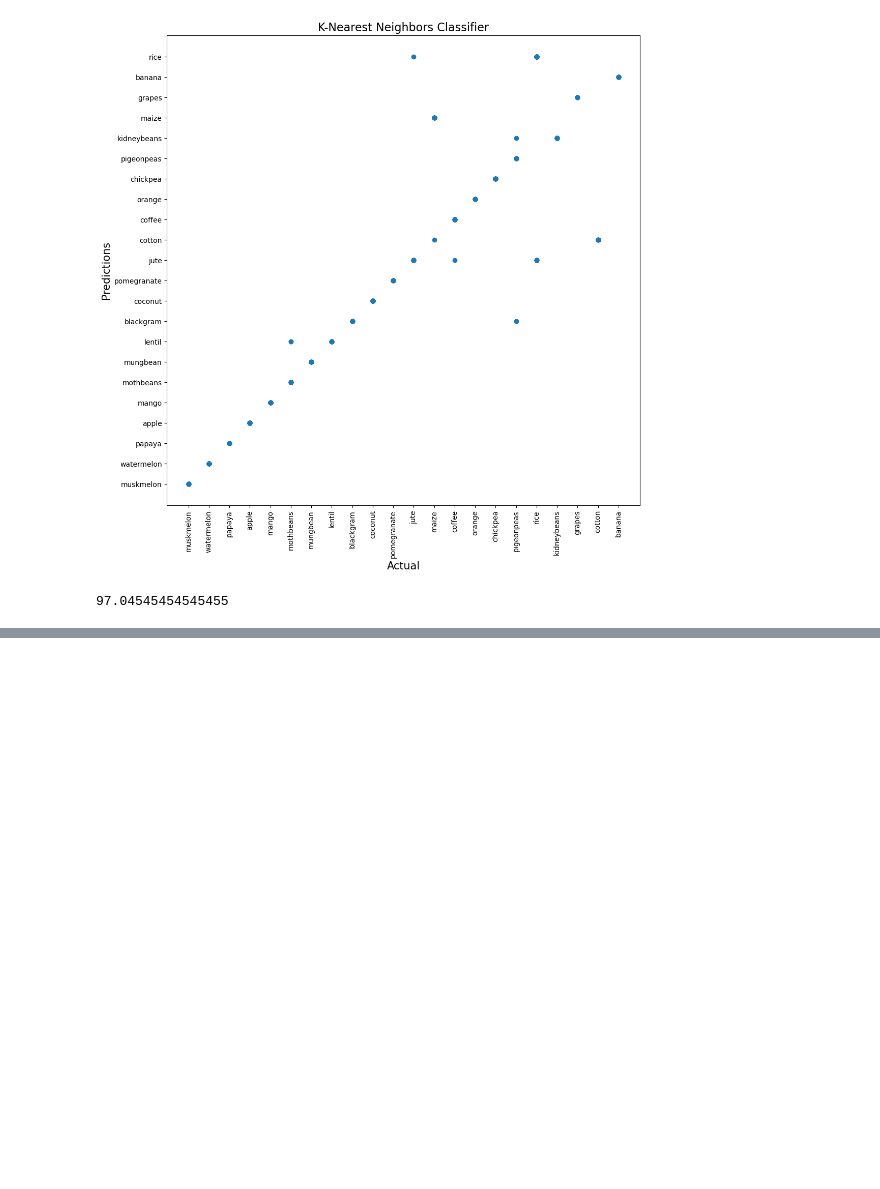
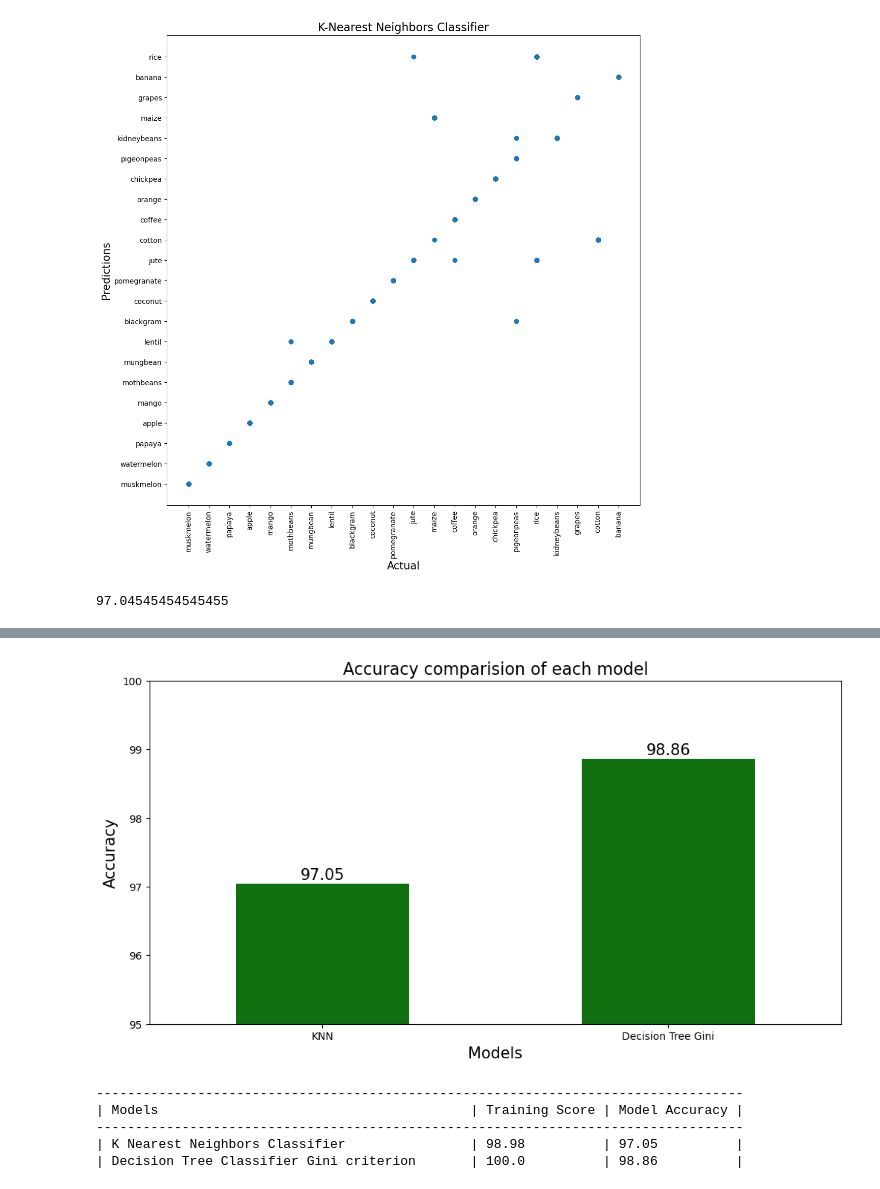
Before and after one commit to Santoshkumargupta/CropPredictions, a Jupyter notebook: CropPredictions.ipynb, the cells around one changed output, grey strips where cells are left out. Saved outputs shown, nothing was run; the diff lists cells and outputs as text; code cells hidden in the pictures; blank space fills up the shorter version.

```diff
--- a/CropPredictions.ipynb
+++ b/CropPredictions.ipynb
@@ -226,0 +329,40 @@ knn_test_accuracy
+# %%
+#Seaborn Plot with annotation
+import seaborn as sns
+
+plt.figure(figsize=(12,6))
+plt.ylim(95,100);
+plt.xlabel('Models', fontsize=15)
+plt.ylabel('Accuracy',fontsize = 15)
+plt.title('Accuracy comparision of each model',fontsize = 16)
+plots = sns.barplot(x=x_values, y=y_values,color ='green')
+for bar in plots.patches:
+      plots.annotate(format(bar.get_height(), '.2f'),
+                   (bar.get_x() + bar.get_width() / 2,
+                    bar.get_height()), ha='center', va='center',
+                   size=15, xytext=(0, 8),
+                   textcoords='offset points')
+def change_width(ax, new_value) :
+    for patch in ax.patches :
+        current_width = patch.get_width()
+        diff = current_width - new_value
+        # we change the bar width
+        patch.set_width(new_value)
+        # we recenter the bar
+        patch.set_x(patch.get_x() + diff * .5)
+change_width(plots, .50)
+plt.show()
+# %% [output]
+[figure, added]
+# %%
+print('-----------------------------------------------------------------------------------')
+print('| Models\t\t\t\t\t| Training Score | Model Accuracy |')
+print('-----------------------------------------------------------------------------------')
+print('| K Nearest Neighbors Classifier\t\t|',round(knn_train_accuracy,2),'\t |',round(knn_test_accuracy,2),'\t  |')
+print('| Decision Tree Classifier Gini criterion\t|',round(dt_gini_train_score,2),'\t |',round(dt_gini_score,2),'\t  |')
+# %% [output]
+-----------------------------------------------------------------------------------
+| Models                                        | Training Score | Model Accuracy |
+-----------------------------------------------------------------------------------
+| K Nearest Neighbors Classifier                | 98.98          | 97.05          |
+| Decision Tree Classifier Gini criterion       | 100.0          | 98.86          |
```
Also changed, not shown: parts of 12 cells of this notebook.
